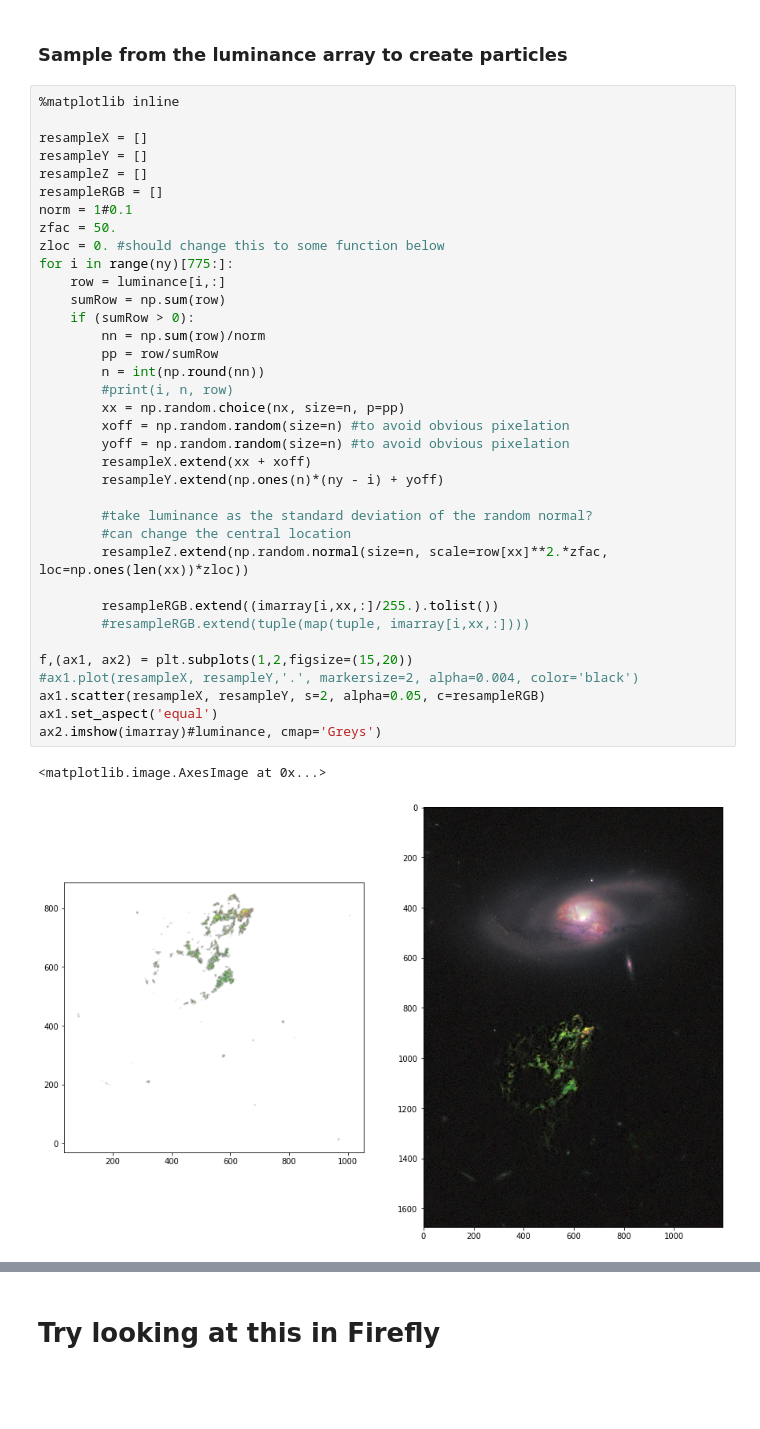
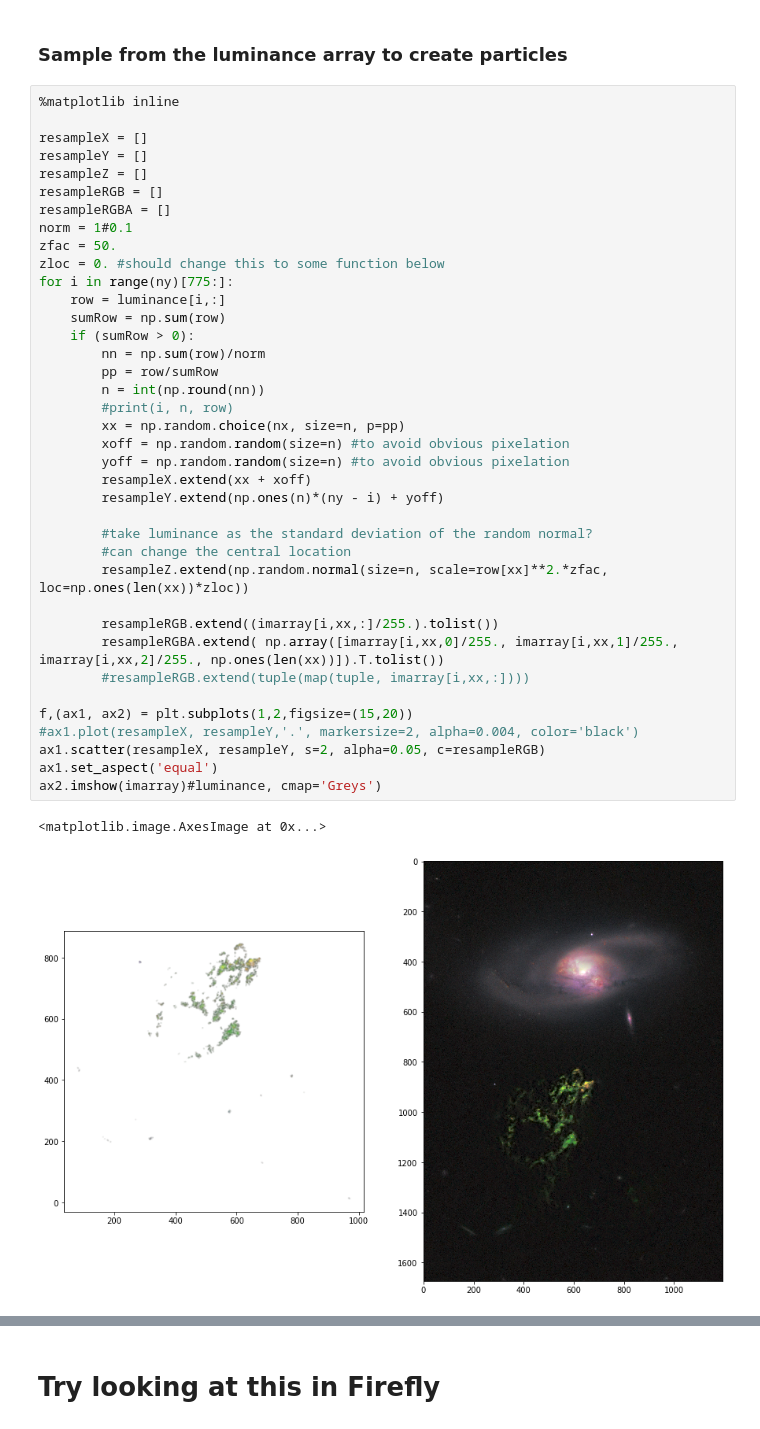
Before and after one commit to ageller/UniviewVoorwerp, a Jupyter notebook: rawdata/VoorwerpParticles.ipynb, the cells around one changed output, grey strips where cells are left out. Saved outputs shown, nothing was run; the diff lists cells and outputs as text; blank space fills up the shorter version.

```diff
--- a/rawdata/VoorwerpParticles.ipynb
+++ b/rawdata/VoorwerpParticles.ipynb
@@ -59,38 +62,40 @@ resampleX = []
 resampleY = []
 resampleZ = []
 resampleRGB = []
+resampleRGBA = []
 norm = 1#0.1
 zfac = 50.
 zloc = 0. #should change this to some function below
 for i in range(ny)[775:]:
     row = luminance[i,:]
     sumRow = np.sum(row)
     if (sumRow > 0):
         nn = np.sum(row)/norm
         pp = row/sumRow
         n = int(np.round(nn))
         #print(i, n, row)
         xx = np.random.choice(nx, size=n, p=pp)
         xoff = np.random.random(size=n) #to avoid obvious pixelation
         yoff = np.random.random(size=n) #to avoid obvious pixelation
         resampleX.extend(xx + xoff)
         resampleY.extend(np.ones(n)*(ny - i) + yoff)
 
         #take luminance as the standard deviation of the random normal?
         #can change the central location
         resampleZ.extend(np.random.normal(size=n, scale=row[xx]**2.*zfac, loc=np.ones(len(xx))*zloc))
 
         resampleRGB.extend((imarray[i,xx,:]/255.).tolist())
+        resampleRGBA.extend( np.array([imarray[i,xx,0]/255., imarray[i,xx,1]/255., imarray[i,xx,2]/255., np.ones(len(xx))]).T.tolist())
         #resampleRGB.extend(tuple(map(tuple, imarray[i,xx,:])))
 
 f,(ax1, ax2) = plt.subplots(1,2,figsize=(15,20))
 #ax1.plot(resampleX, resampleY,'.', markersize=2, alpha=0.004, color='black')
 ax1.scatter(resampleX, resampleY, s=2, alpha=0.05, c=resampleRGB)
 ax1.set_aspect('equal')
 ax2.imshow(imarray)#luminance, cmap='Greys')
 # %% [output]
 <matplotlib.image.AxesImage at 0x...>
-[figure, old version]
+[figure, new version]
 # %%
 %matplotlib widget
 
```
Also changed, not shown: parts of 5 cells of this notebook.
